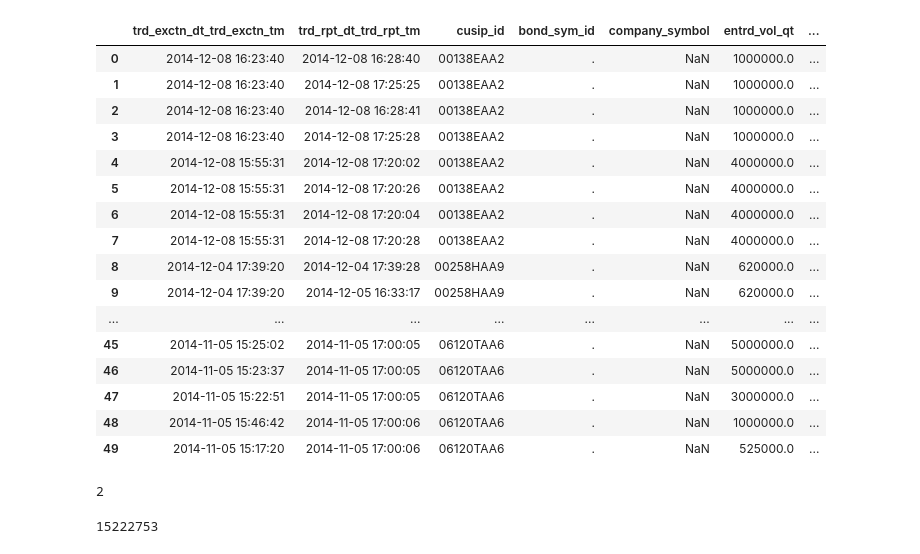
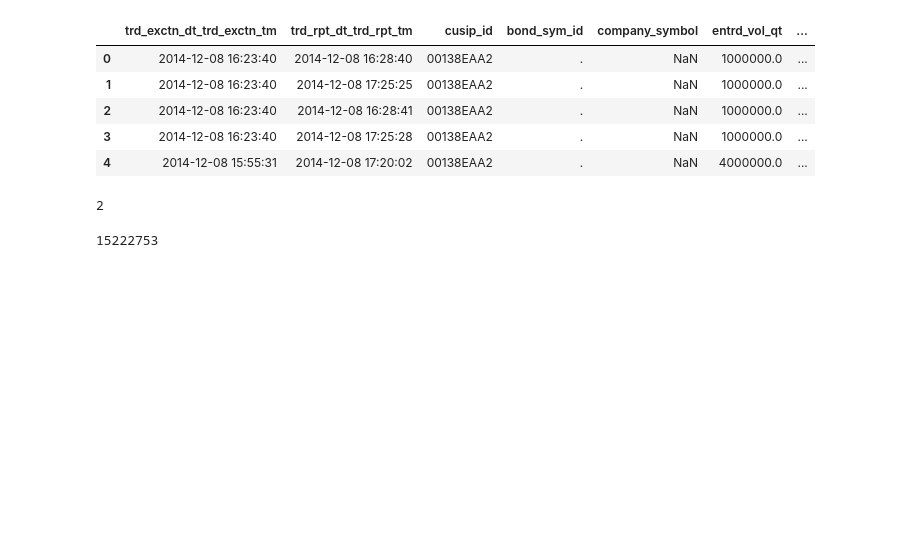
Before and after one commit to raymond180/FINRA_TRACE, a Jupyter notebook: Notebooks/Trace_from_WRDS.ipynb, the cells around one changed output. Cells and saved outputs as stored; diff of their text form; code cells hidden in the pictures; blank space fills up the shorter version.

```diff
--- a/Notebooks/Trace_from_WRDS.ipynb
+++ b/Notebooks/Trace_from_WRDS.ipynb
@@ -29,25 +29,14 @@ parse_dates = [['trd_exctn_dt','trd_exctn_tm'],['trd_rpt_dt','trd_rpt_tm'],'STLM
 data = pd.read_csv(file_path,usecols=field_of_interest,parse_dates=parse_dates,
                    infer_datetime_format=True)
 # %%
-data.head(50)
+data.head(5)
 # %% [output]
 |  | trd_exctn_dt_trd_exctn_tm | trd_rpt_dt_trd_rpt_tm | cusip_id | bond_sym_id | company_symbol | entrd_vol_qt | ... |
 | 0 | 2014-12-08 16:23:40 | 2014-12-08 16:28:40 | 00138EAA2 | . | NaN | 1000000.0 | ... |
 | 1 | 2014-12-08 16:23:40 | 2014-12-08 17:25:25 | 00138EAA2 | . | NaN | 1000000.0 | ... |
 | 2 | 2014-12-08 16:23:40 | 2014-12-08 16:28:41 | 00138EAA2 | . | NaN | 1000000.0 | ... |
 | 3 | 2014-12-08 16:23:40 | 2014-12-08 17:25:28 | 00138EAA2 | . | NaN | 1000000.0 | ... |
 | 4 | 2014-12-08 15:55:31 | 2014-12-08 17:20:02 | 00138EAA2 | . | NaN | 4000000.0 | ... |
-| 5 | 2014-12-08 15:55:31 | 2014-12-08 17:20:26 | 00138EAA2 | . | NaN | 4000000.0 | ... |
-| 6 | 2014-12-08 15:55:31 | 2014-12-08 17:20:04 | 00138EAA2 | . | NaN | 4000000.0 | ... |
-| 7 | 2014-12-08 15:55:31 | 2014-12-08 17:20:28 | 00138EAA2 | . | NaN | 4000000.0 | ... |
-| 8 | 2014-12-04 17:39:20 | 2014-12-04 17:39:28 | 00258HAA9 | . | NaN | 620000.0 | ... |
-| 9 | 2014-12-04 17:39:20 | 2014-12-05 16:33:17 | 00258HAA9 | . | NaN | 620000.0 | ... |
-| ... | ... | ... | ... | ... | ... | ... | ... |
-| 45 | 2014-11-05 15:25:02 | 2014-11-05 17:00:05 | 06120TAA6 | . | NaN | 5000000.0 | ... |
-| 46 | 2014-11-05 15:23:37 | 2014-11-05 17:00:05 | 06120TAA6 | . | NaN | 5000000.0 | ... |
-| 47 | 2014-11-05 15:22:51 | 2014-11-05 17:00:05 | 06120TAA6 | . | NaN | 3000000.0 | ... |
-| 48 | 2014-11-05 15:46:42 | 2014-11-05 17:00:06 | 06120TAA6 | . | NaN | 1000000.0 | ... |
-| 49 | 2014-11-05 15:17:20 | 2014-11-05 17:00:06 | 06120TAA6 | . | NaN | 525000.0 | ... |
 # %%
 data['trdg_mkt_cd'].nunique()
 # %% [output]
```
Also changed, not shown: parts of 2 cells of this notebook.
